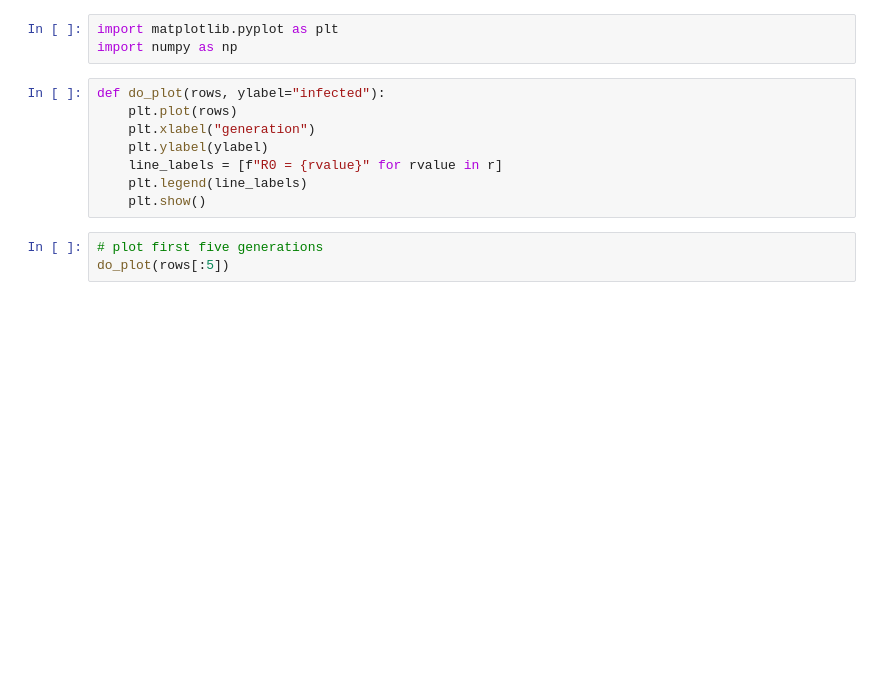
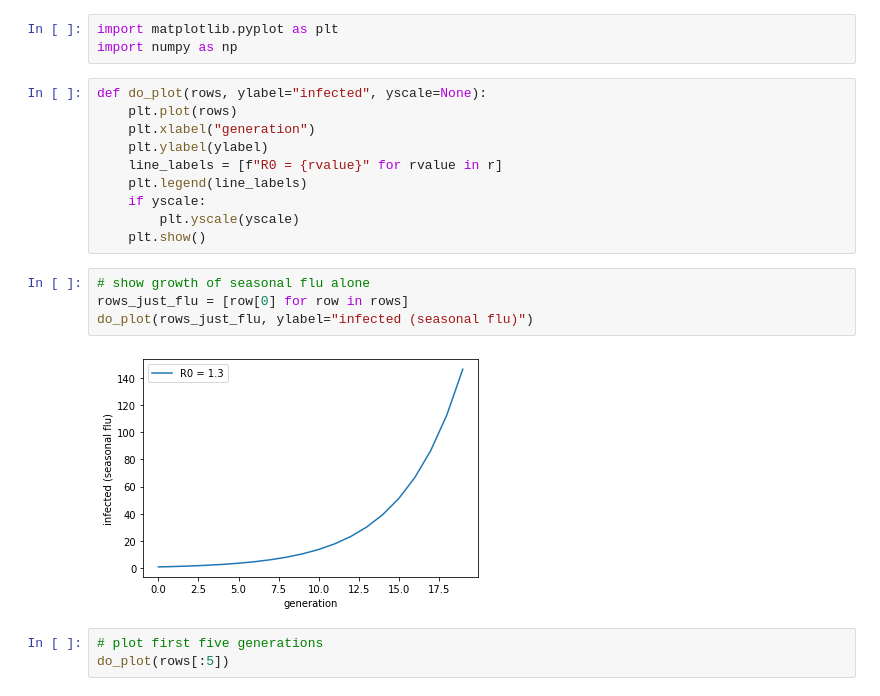
Before and after one commit to dmoney/covidplots, a Jupyter notebook: simple_explonential_r0.ipynb, the cells around one changed output. Drawn from its saved outputs; the diff is of its cells as text; blank space fills up the shorter version.

```diff
--- a/simple_explonential_r0.ipynb
+++ b/simple_explonential_r0.ipynb
@@ -54,13 +57,21 @@ display(HTML(tabulate.tabulate(display_rows, tablefmt='html')))
 import matplotlib.pyplot as plt
 import numpy as np
 # %%
-def do_plot(rows, ylabel="infected"):
+def do_plot(rows, ylabel="infected", yscale=None):
     plt.plot(rows)
     plt.xlabel("generation")
     plt.ylabel(ylabel)
     line_labels = [f"R0 = {rvalue}" for rvalue in r]
     plt.legend(line_labels)
+    if yscale:
+        plt.yscale(yscale)
     plt.show()
+# %%
+# show growth of seasonal flu alone
+rows_just_flu = [row[0] for row in rows]
+do_plot(rows_just_flu, ylabel="infected (seasonal flu)")
+# %% [output]
+[figure, added]
 # %%
 # plot first five generations
 do_plot(rows[:5])
```
Also changed, not shown: parts of 4 cells of this notebook.
